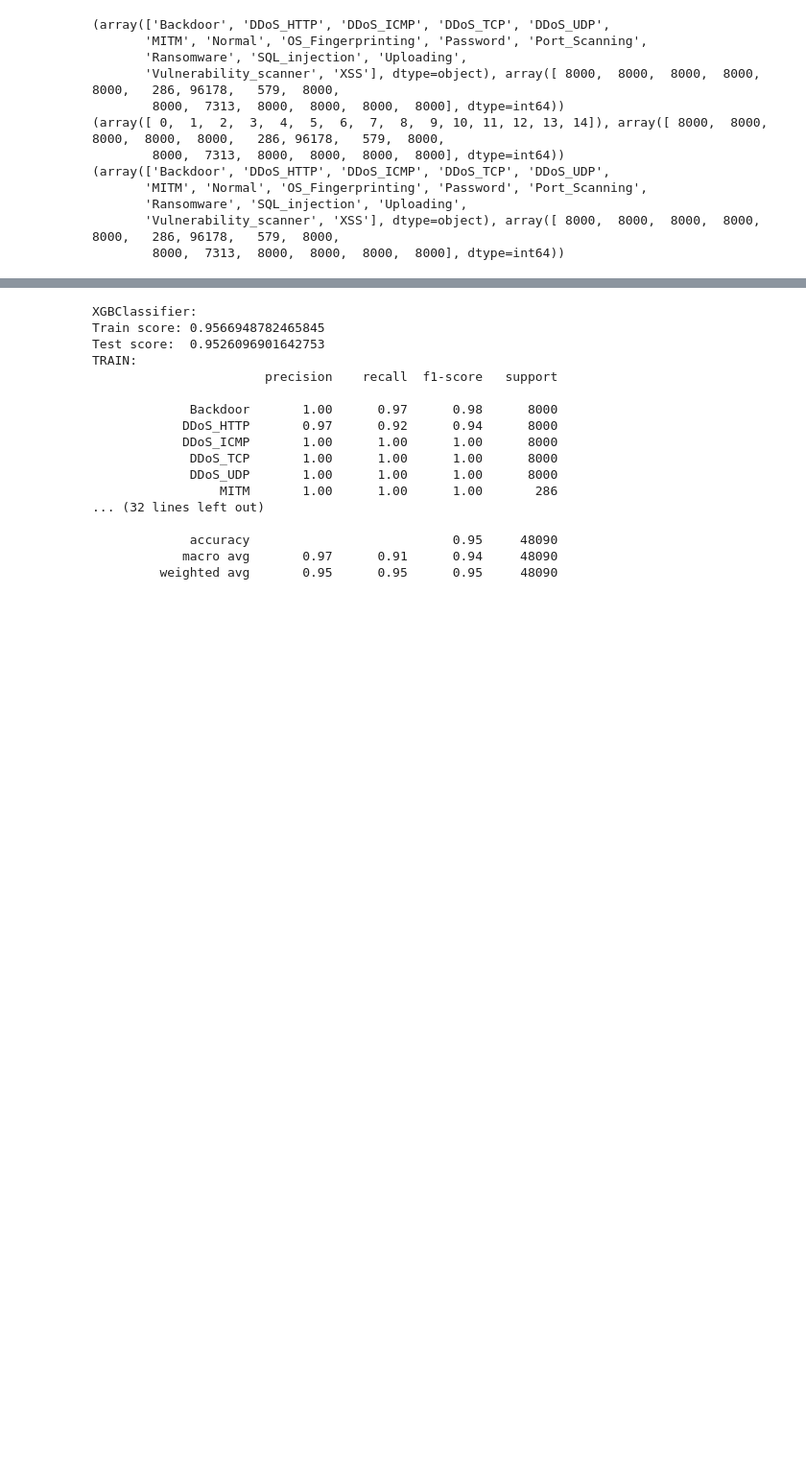
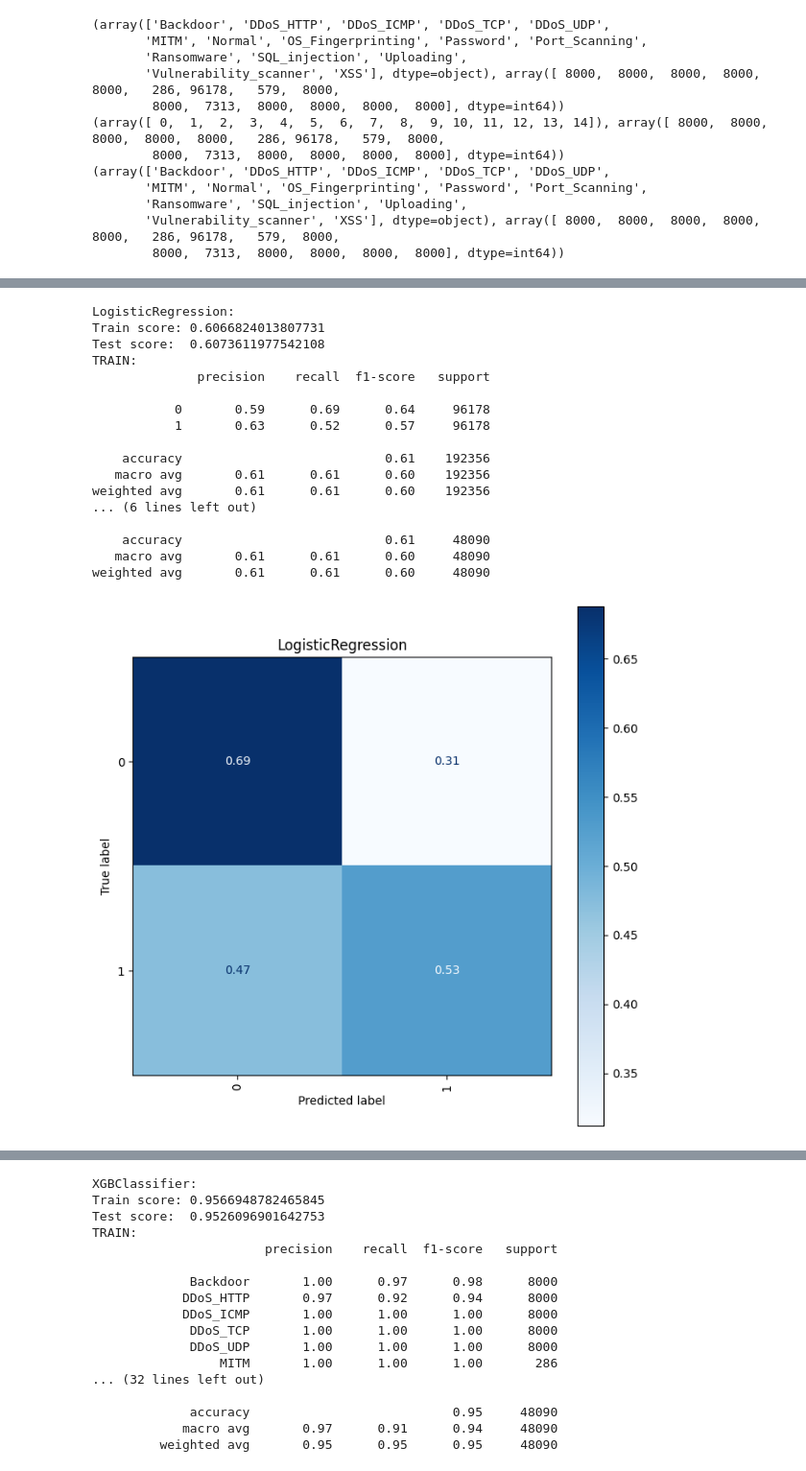
Before and after one commit to pro1710/ids, a Jupyter notebook: ml.ipynb, the cells around one changed output, grey strips where cells are left out. Shown at 96% size. Cells and saved outputs as stored; diff of their text form; code cells hidden in the pictures; blank space fills up the shorter version.

```diff
--- a/ml.ipynb
+++ b/ml.ipynb
@@ -139,0 +187,27 @@ weighted avg       0.97      0.96      0.96     48090
+# %%
+from sklearn.linear_model import LogisticRegression
+
+class_2_dt, le_2 = make_classifier(
+        '2_class',
+        LogisticRegression(
+        **{'C': 1, 'penalty': 'l2', 'solver': 'lbfgs'}, max_iter=10000, random_state=SEED)
+)
+# %% [output]
+LogisticRegression:
+Train score: 0.6066824013807731
+Test score:  0.6073611977542108
+TRAIN:
+              precision    recall  f1-score   support
+
+           0       0.59      0.69      0.64     96178
+           1       0.63      0.52      0.57     96178
+
+    accuracy                           0.61    192356
+   macro avg       0.61      0.61      0.60    192356
+weighted avg       0.61      0.61      0.60    192356
+... (6 lines left out)
+
+    accuracy                           0.61     48090
+   macro avg       0.61      0.61      0.60     48090
+weighted avg       0.61      0.61      0.60     48090
+[figure, added]
```
Also changed, not shown: parts of 10 cells of this notebook, 7 other files.
